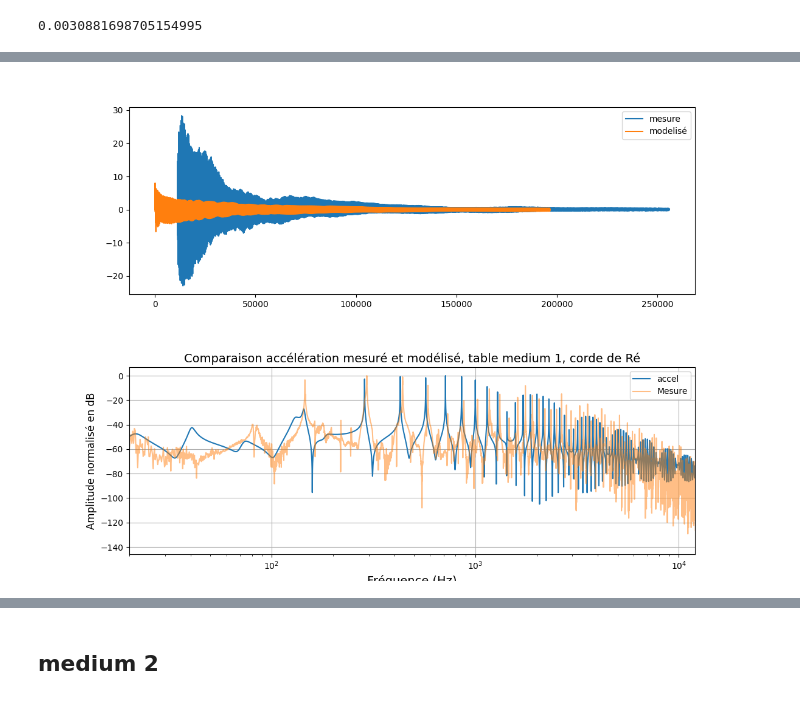
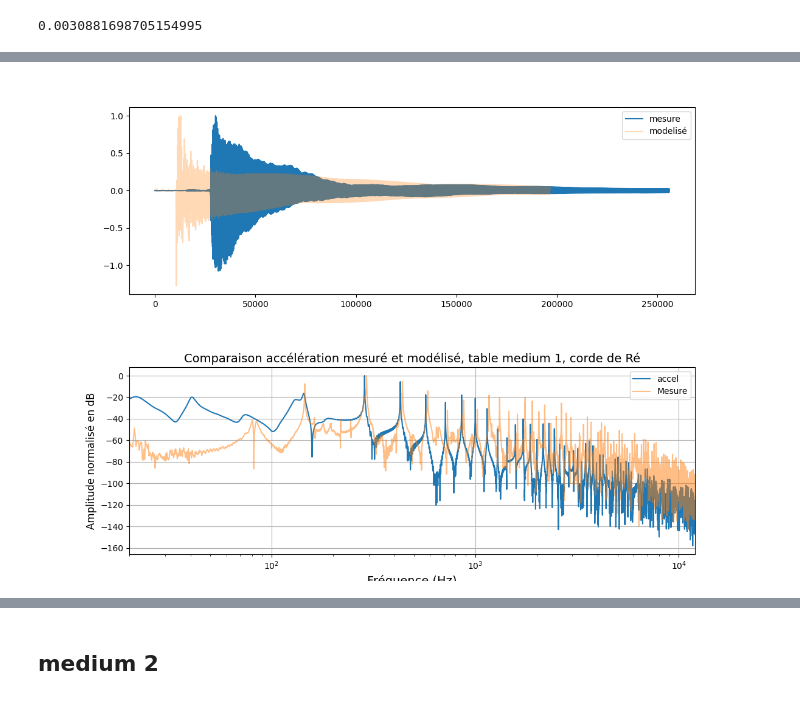
Before and after one commit to peladeaucome/ATIAM-PAM-AnalyseInstruments, a Jupyter notebook: Data/création_Dataset.ipynb, the cells around one changed output, grey strips where cells are left out. Cells and saved outputs as stored; diff of their text form; code cells hidden in the pictures.

```diff
--- a/Data/création_Dataset.ipynb
+++ b/Data/création_Dataset.ipynb
@@ -40,7 +44,7 @@ Q = f.Main(T,rho_l,L,B,h,E_nu,rhoT,Lx,Ly,xinB,Fe)
 display(Audio(Q,rate=Fe))  ## acier_1C
 # %%
 from scipy.io import wavfile, loadmat
-C1P1mat = loadmat("../../Mesures/Mesures_2023.01.27_LAM_normalise/Medium_1/Corde_Acier/C_3_P_1.mat")
+C1P1mat = loadmat("../../Mesures/Mesures_2023.01.27_LAM_normalise/Medium_1/Corde_Acier/C_3_P_4.mat")
 acc = C1P1mat["acc_t"].reshape(-1)
 fs2 = int(C1P1mat["fs"].reshape(-1))
 # %%
@@ -54,12 +56,12 @@ Y2 = np.fft.rfft(acc, Nfft)
 fy2 = np.fft.rfftfreq(Nfft,1/fs2)
 # %%
 plt.figure(figsize=(12,4))
-plt.plot(acc,label='mesure')
-plt.plot(Q,label='modelisé')
+plt.plot(acc/max(acc),label='mesure')
+plt.plot(Q/max(Q),label='modelisé',alpha = 0.3)
 plt.legend()
 plt.show()
 # %% [output]
-[figure, old version]
+[figure, new version]
 # %%
 
 Q_f = np.fft.rfft(Q_pos)
@@ -91,7 +93,7 @@ plt.ylabel("Amplitude normalisé en dB",size=12)
 plt.grid()
 plt.show()
 # %% [output]
-[figure, old version]
+[figure, new version]
 # %%
 plt.figure(figsize=(12,4))
 #plt.semilogx(freq,20*np.log10(np.abs(Q_f)/np.max(np.abs(Q_f))),label='pos')
```
Also changed, not shown: parts of 4 cells of this notebook, 5 other files.
